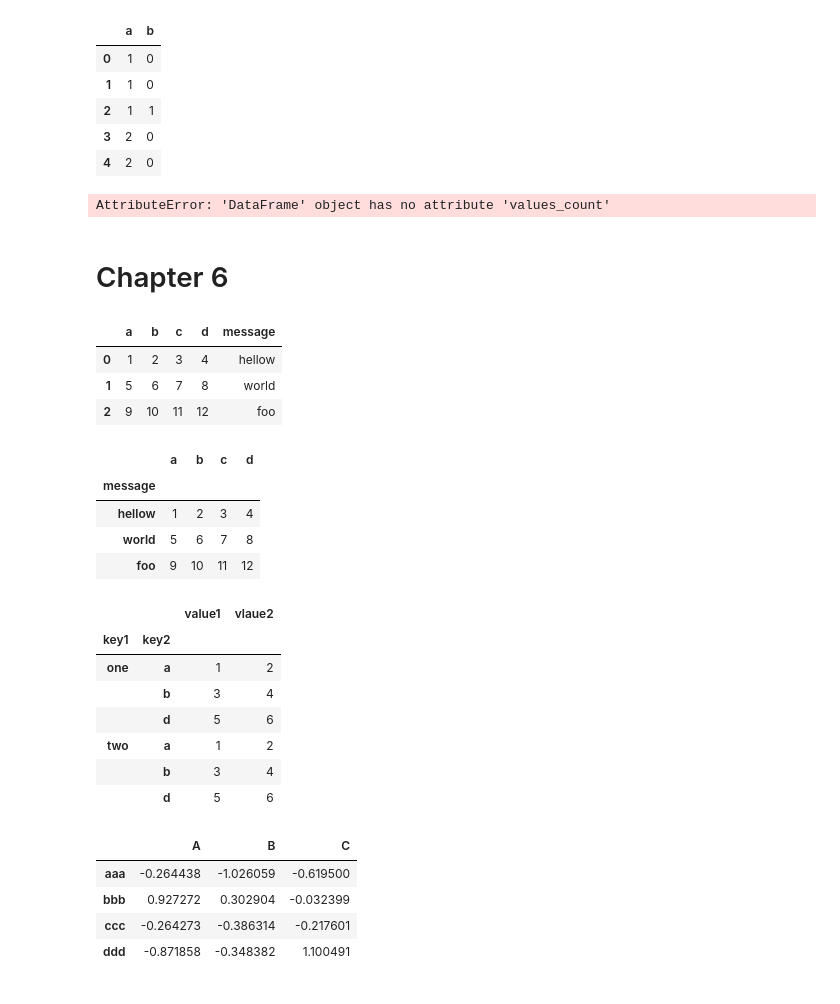
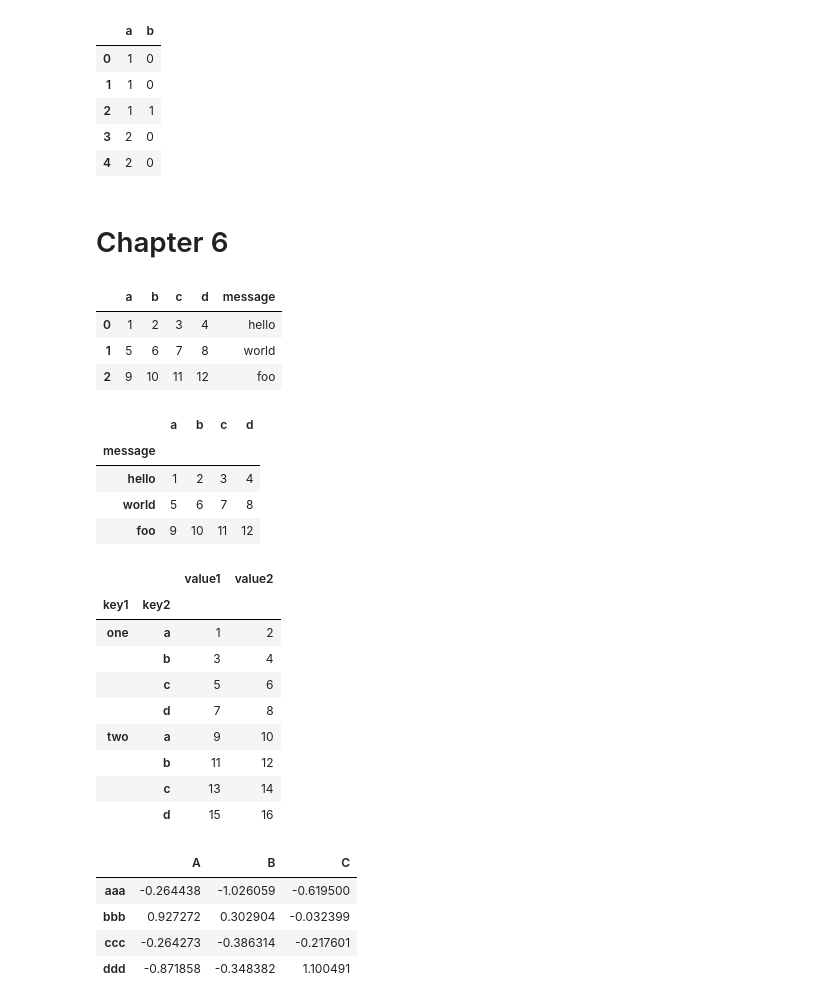
Before and after one commit to chiragraokv/DAV, a Jupyter notebook: Week 4/Week4demo.ipynb, the cells around one changed output. Cells and saved outputs as stored; diff of their text form; code cells hidden in the pictures.

```diff
--- a/Week 4/Week4demo.ipynb
+++ b/Week 4/Week4demo.ipynb
@@ -761,40 +759,38 @@ data
 | 2 | 1 | 1 |
 | 3 | 2 | 0 |
 | 4 | 2 | 0 |
-# %%
-data.values_count()
-# %% [output]
-AttributeError: 'DataFrame' object has no attribute 'values_count'
 # %% [markdown]
 # Chapter 6
 # %%
-df = pd.read_csv("examples/ex1.csv")
+df = pd.read_csv("C:\\CSE\\DAV\\DAV\\examples\\ex1.csv")
 df
 # %% [output]
 |  | a | b | c | d | message |
-| 0 | 1 | 2 | 3 | 4 | hellow |
+| 0 | 1 | 2 | 3 | 4 | hello |
 | 1 | 5 | 6 | 7 | 8 | world |
 | 2 | 9 | 10 | 11 | 12 | foo |
 # %%
 names = ["a", "b", "c", "d", "message"]
-pd.read_csv("examples/ex2.csv", names=names, index_col="message")
+pd.read_csv("C:\\CSE\\DAV\\DAV\\examples\\ex2.csv", names=names, index_col="message")
 # %% [output]
 |  | a | b | c | d |
 | message |  |  |  |  |
-| hellow | 1 | 2 | 3 | 4 |
+| hello | 1 | 2 | 3 | 4 |
 | world | 5 | 6 | 7 | 8 |
 | foo | 9 | 10 | 11 | 12 |
 # %%
-parsed = pd.read_csv("examples/csv_mindex.csv",
+parsed = pd.read_csv("C:\\CSE\\DAV\\DAV\\examples\\csv_mindex.csv",
                      index_col=["key1", "key2"])
 parsed
 # %% [output]
-|  |  | value1 | vlaue2 |
+|  |  | value1 | value2 |
 | key1 | key2 |  |  |
 | one | a | 1 | 2 |
 |  | b | 3 | 4 |
-|  | d | 5 | 6 |
-| two | a | 1 | 2 |
-|  | b | 3 | 4 |
-|  | d | 5 | 6 |
+|  | c | 5 | 6 |
+|  | d | 7 | 8 |
+| two | a | 9 | 10 |
+|  | b | 11 | 12 |
+|  | c | 13 | 14 |
+|  | d | 15 | 16 |
 # %%
```
Also changed, not shown: parts of 46 cells of this notebook.
